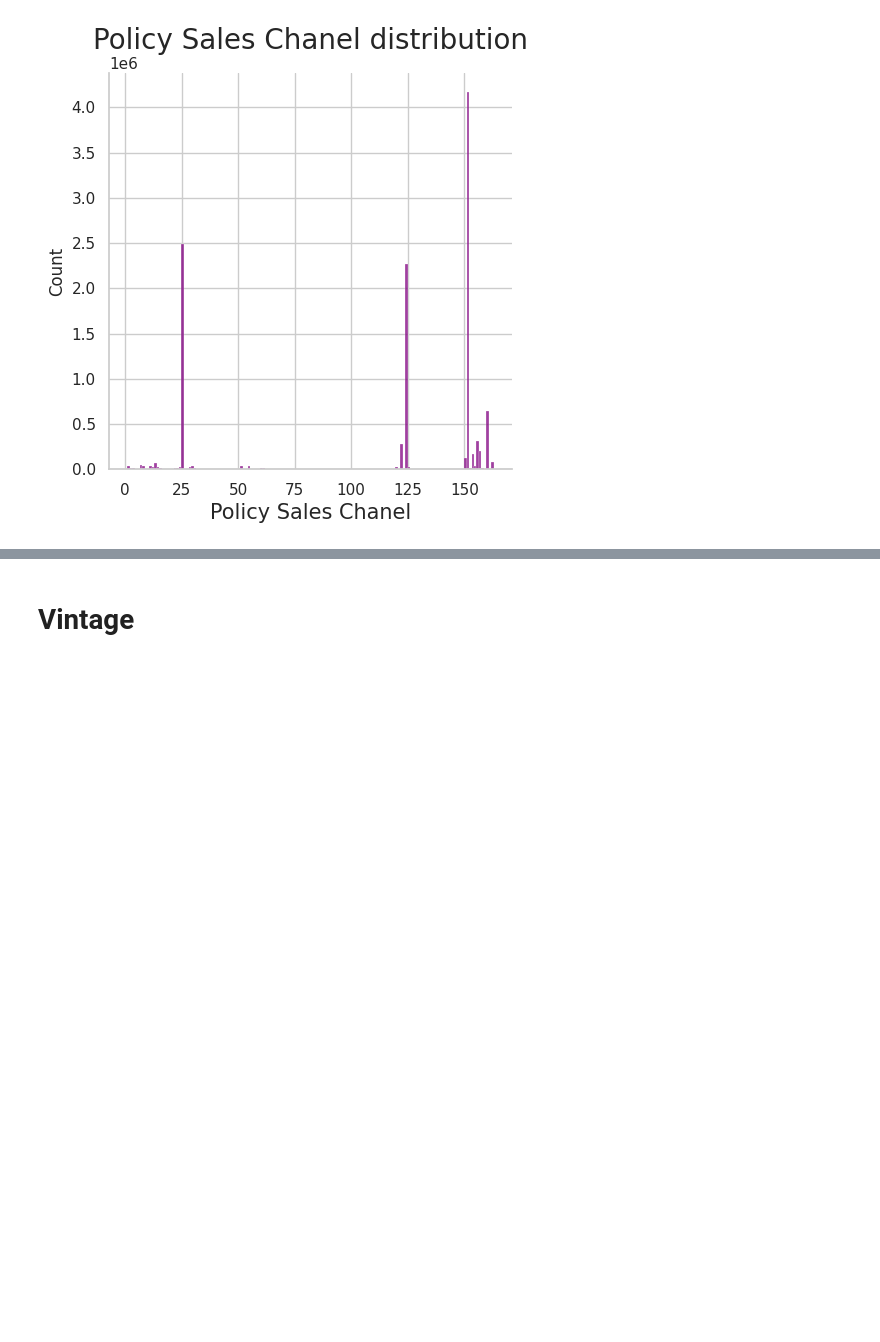
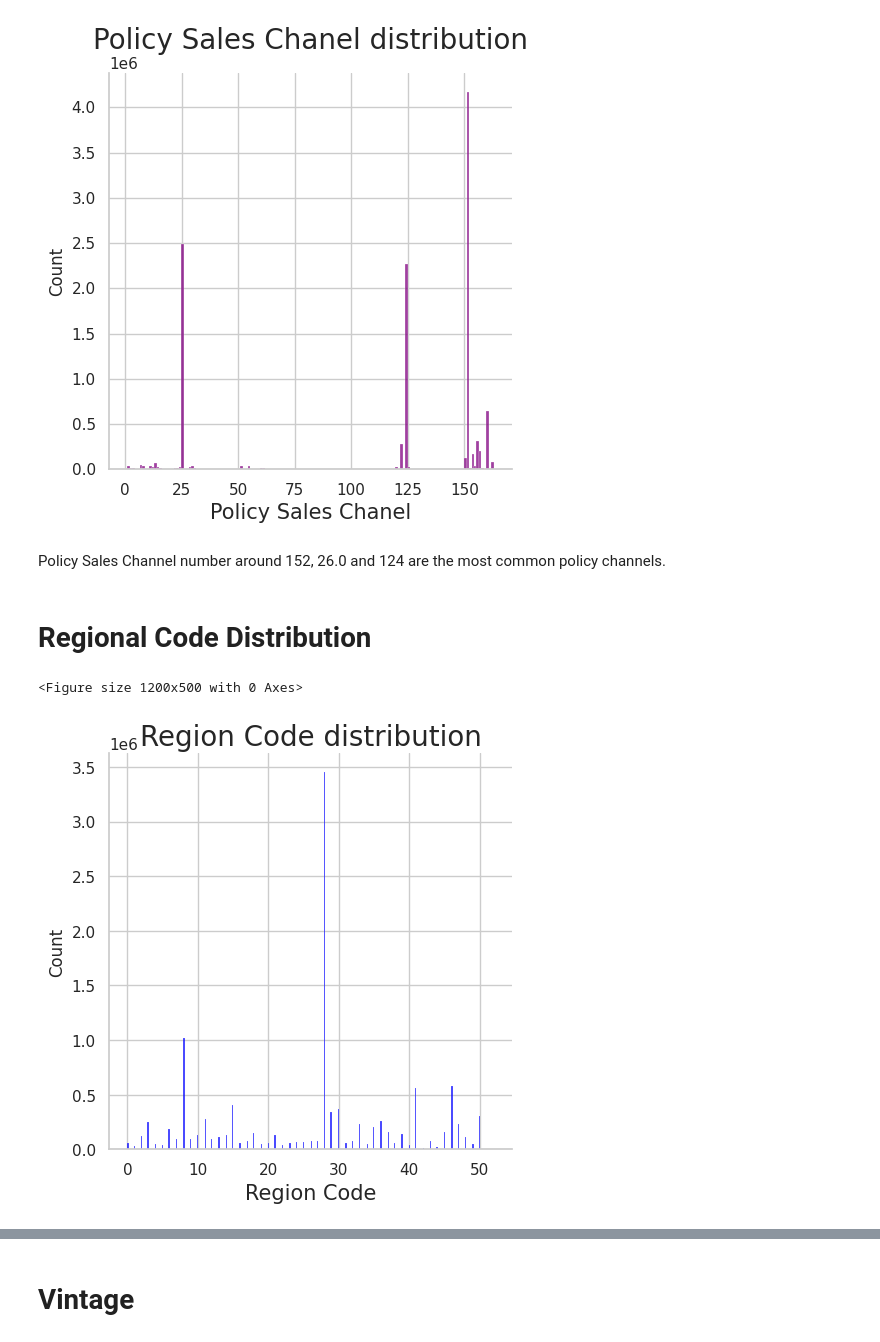
Before and after one commit to Rashimanish/-Insurance-Cross-Selling, a Jupyter notebook: Overview & EDA/IC_DATASET_OVERVIEW.ipynb, the cells around one changed output, grey strips where cells are left out. Cells and saved outputs as stored; diff of their text form; code cells hidden in the pictures; blank space fills up the shorter version.

```diff
--- a/Overview & EDA/IC_DATASET_OVERVIEW.ipynb
+++ b/Overview & EDA/IC_DATASET_OVERVIEW.ipynb
@@ -361,3 +440,16 @@ plt.show()
 # %% [output]
 <Figure size 1200x500 with 0 Axes>
 [figure]
+# %% [markdown]
+Policy Sales Channel number around 152, 26.0 and 124 are the most common policy channels.
+# %% [markdown]
+# Regional Code Distribution
+# %%
+plt.figure(figsize = (12,5))
+sns.displot(df['Region_Code'], kde = False, color = 'blue')
+plt.xlabel('Region Code', fontsize = 15)
+plt.title('Region Code distribution', fontsize = 20)
+plt.show()
+# %% [output]
+<Figure size 1200x500 with 0 Axes>
+[figure, added]
```
Also changed, not shown: parts of 56 cells of this notebook.
